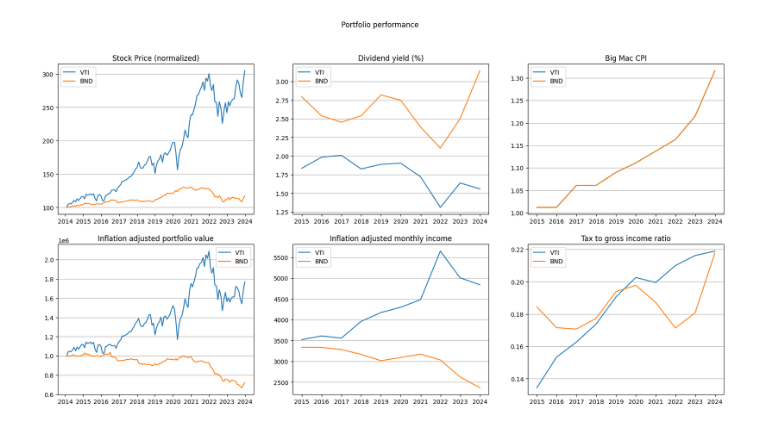
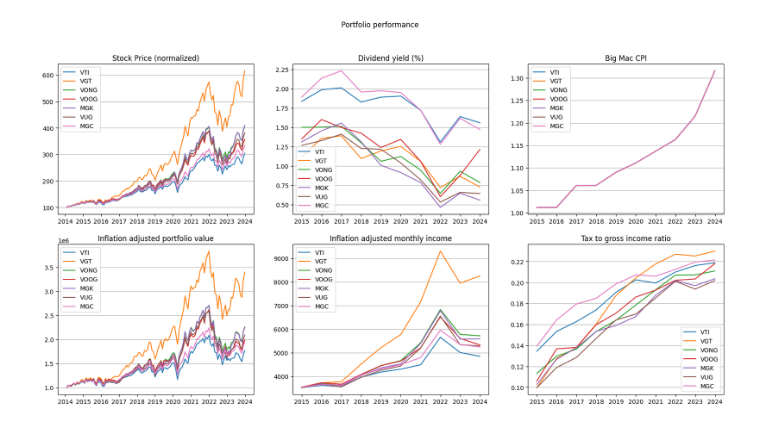
Before and after one commit to reasv/capsim, a Jupyter notebook: sim_iter.ipynb, the cells around one changed output. Saved outputs shown, nothing was run; the diff lists cells and outputs as text; code cells hidden in the pictures.

```diff
--- a/sim_iter.ipynb
+++ b/sim_iter.ipynb
@@ -275,9 +277,9 @@ class Portfolio():
         return new_portfolio
 # %%
 portfolio = Portfolio(start_date="2014-01-01")
-tickers = ["VTI", "BND"]
+tickers = ["VTI", "VGT", "VONG", "VOOG", "MGK", "VUG", "MGC"]
 portfolios = [portfolio.generate_new(ticker=t) for t in tickers]
 
 plot_multiple_portfolios(portfolios)
 # %% [output]
-[figure, old version]
+[figure, new version]
```
Also changed, not shown: parts of 1 cell of this notebook.
